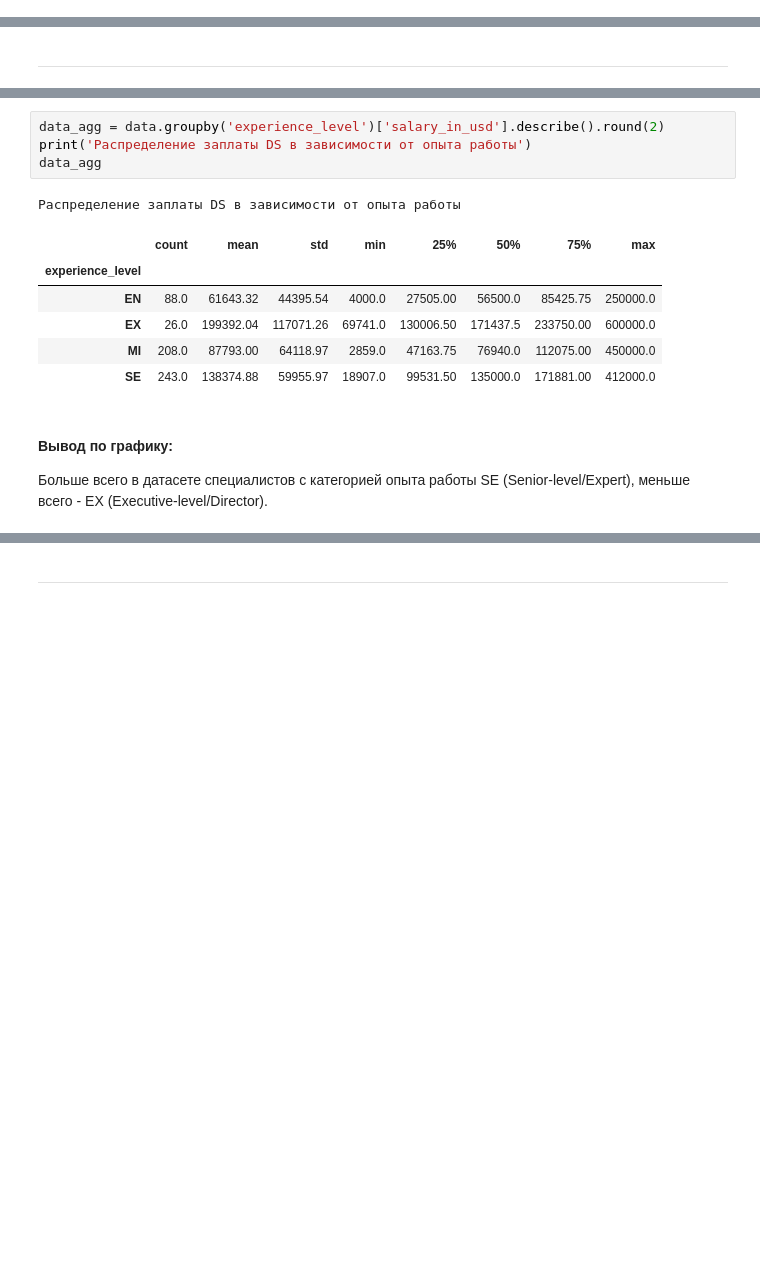
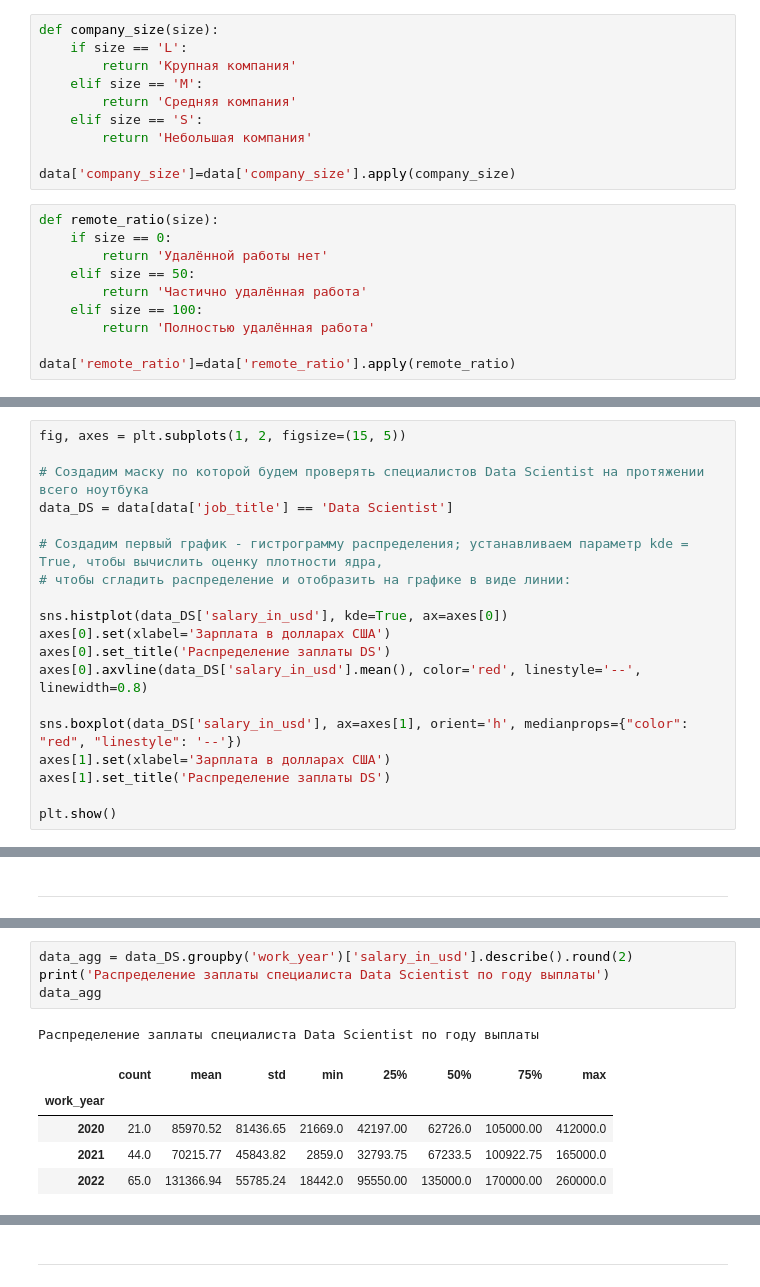
Before and after one commit to Ildar-Shamaev/EDA, a Jupyter notebook: projects/Project_2/EDA.ipynb, the cells around one changed output, grey strips where cells are left out. Cells and saved outputs as stored; diff of their text form; blank space fills up the shorter version.

```diff
--- a/projects/Project_2/EDA.ipynb
+++ b/projects/Project_2/EDA.ipynb
@@ -350,0 +321,20 @@ data_s_u_describe
+# %%
+def company_size(size):
+    if size == 'L':
+        return 'Крупная компания'
+    elif size == 'M':
+        return 'Средняя компания'
+    elif size == 'S':
+        return 'Небольшая компания'
+
+data['company_size']=data['company_size'].apply(company_size)
+# %%
+def remote_ratio(size):
+    if size == 0:
+        return 'Удалённой работы нет'
+    elif size == 50:
+        return 'Частично удалённая работа'
+    elif size == 100:
+        return 'Полностью удалённая работа'
+
+data['remote_ratio']=data['remote_ratio'].apply(remote_ratio)
@@ -377,0 +369,19 @@ data_agg
+# %%
+fig, axes = plt.subplots(1, 2, figsize=(15, 5))
+
+# Создадим маску по которой будем проверять специалистов Data Scientist на протяжении всего ноутбука
+data_DS = data[data['job_title'] == 'Data Scientist']
+
+# Создадим первый график - гистрограмму распределения; устанавливаем параметр kde = True, чтобы вычислить оценку плотности ядра,
+# чтобы сгладить распределение и отобразить на графике в виде линии:
+
+sns.histplot(data_DS['salary_in_usd'], kde=True, ax=axes[0])
+axes[0].set(xlabel='Зарплата в долларах США')
+axes[0].set_title('Распределение заплаты DS')
+axes[0].axvline(data_DS['salary_in_usd'].mean(), color='red', linestyle='--', linewidth=0.8)
+
+sns.boxplot(data_DS['salary_in_usd'], ax=axes[1], orient='h', medianprops={"color": "red", "linestyle": '--'})
+axes[1].set(xlabel='Зарплата в долларах США')
+axes[1].set_title('Распределение заплаты DS')
+
+plt.show()
@@ -415,15 +419,11 @@ fig.show('png')
 # %%
-data_agg = data.groupby('experience_level')['salary_in_usd'].describe().round(2)
-print('Распределение заплаты DS в зависимости от опыта работы')
+data_agg = data_DS.groupby('work_year')['salary_in_usd'].describe().round(2)
+print('Распределение заплаты специалиста Data Scientist по году выплаты')
 data_agg
 # %% [output]
-Распределение заплаты DS в зависимости от опыта работы
+Распределение заплаты специалиста Data Scientist по году выплаты
 |  | count | mean | std | min | 25% | 50% | 75% | max |
-| experience_level |  |  |  |  |  |  |  |  |
-| EN | 88.0 | 61643.32 | 44395.54 | 4000.0 | 27505.00 | 56500.0 | 85425.75 | 250000.0 |
-| EX | 26.0 | 199392.04 | 117071.26 | 69741.0 | 130006.50 | 171437.5 | 233750.00 | 600000.0 |
-| MI | 208.0 | 87793.00 | 64118.97 | 2859.0 | 47163.75 | 76940.0 | 112075.00 | 450000.0 |
-| SE | 243.0 | 138374.88 | 59955.97 | 18907.0 | 99531.50 | 135000.0 | 171881.00 | 412000.0 |
+| work_year |  |  |  |  |  |  |  |  |
+| 2020 | 21.0 | 85970.52 | 81436.65 | 21669.0 | 42197.00 | 62726.0 | 105000.00 | 412000.0 |
+| 2021 | 44.0 | 70215.77 | 45843.82 | 2859.0 | 32793.75 | 67233.5 | 100922.75 | 165000.0 |
+| 2022 | 65.0 | 131366.94 | 55785.24 | 18442.0 | 95550.00 | 135000.0 | 170000.00 | 260000.0 |
-# %% [markdown]
-#### Вывод по графику:
- Больше всего в датасете специалистов с категорией опыта работы SE (Senior-level/Expert), меньше всего - EX (Executive-level/Director).
```
Also changed, not shown: parts of 185 cells of this notebook.
